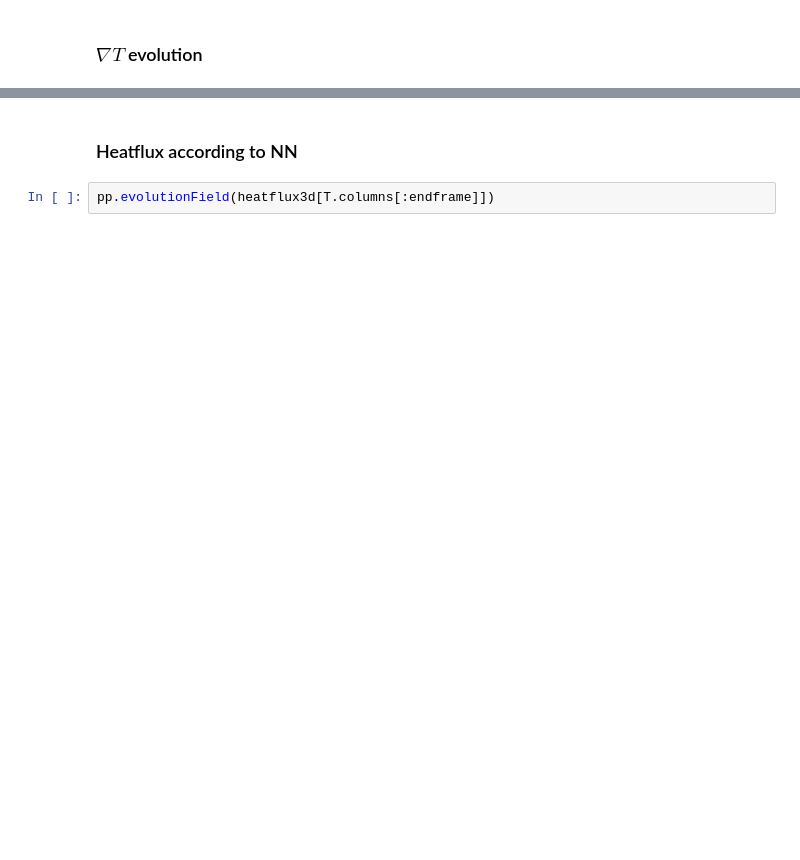
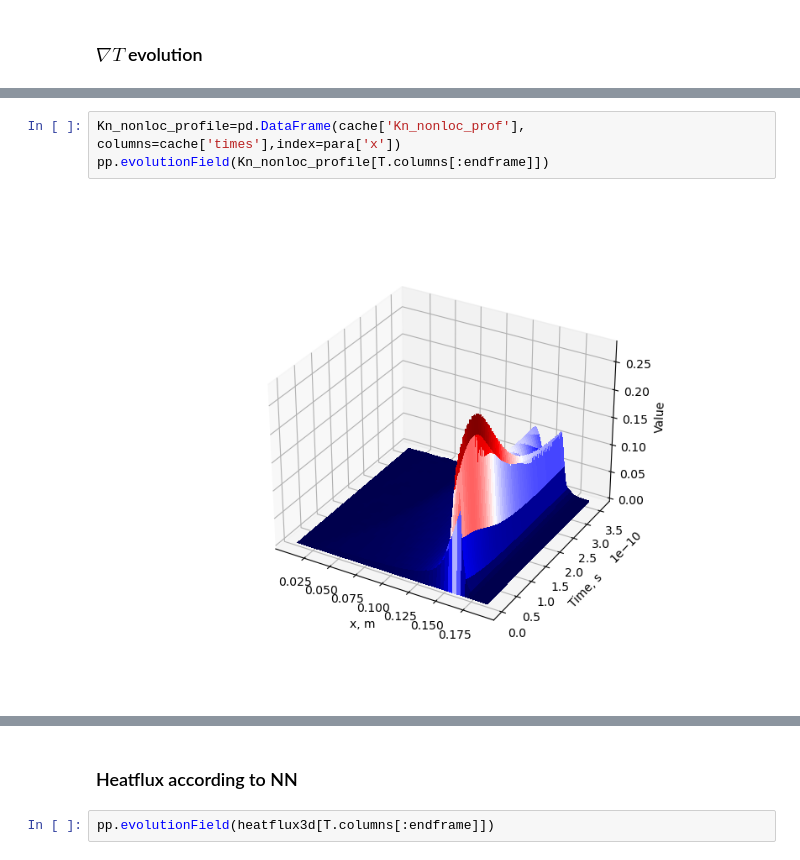
Before and after one commit to Lexmidan/nonloc_heatflux, a Jupyter notebook: PyTorch/time-evolv-heatflux.ipynb, the cells around one changed output, grey strips where cells are left out. Cells and saved outputs as stored; diff of their text form; blank space fills up the shorter version.

```diff
--- a/PyTorch/time-evolv-heatflux.ipynb
+++ b/PyTorch/time-evolv-heatflux.ipynb
@@ -133,0 +144,5 @@ KeyError: "None of [Float64Index([                   0.0,  1.562917248562494e-13
+# %%
+Kn_nonloc_profile=pd.DataFrame(cache['Kn_nonloc_prof'], columns=cache['times'],index=para['x'])
+pp.evolutionField(Kn_nonloc_profile[T.columns[:endframe]])
+# %% [output]
+[figure, added]
```
Also changed, not shown: parts of 20 cells of this notebook, 2 other files.
